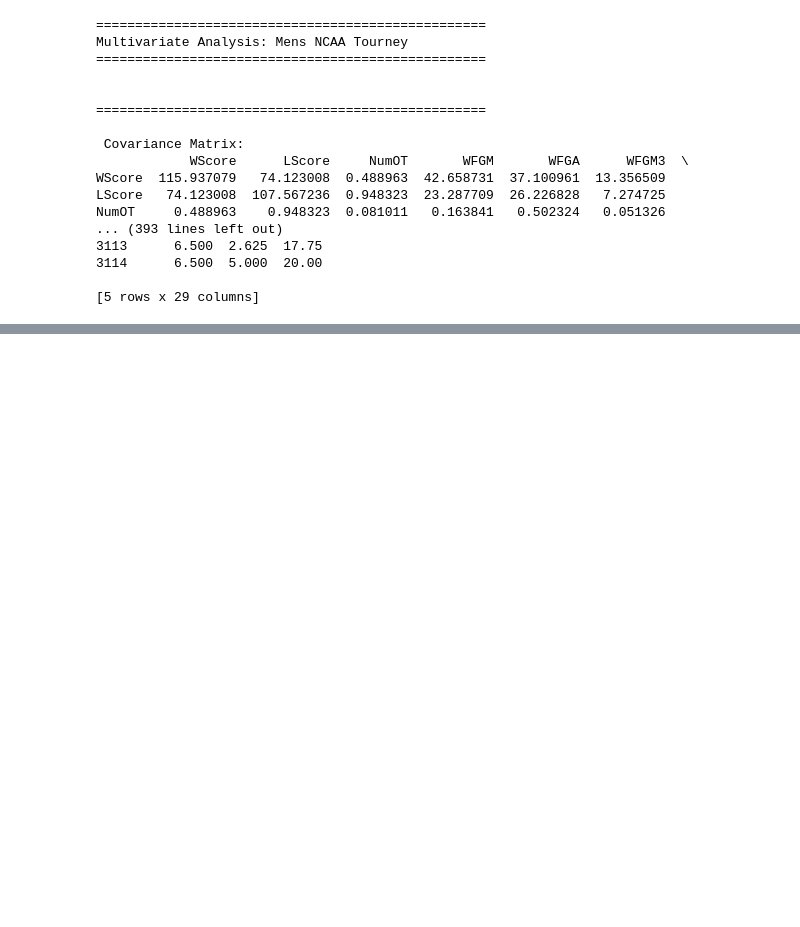
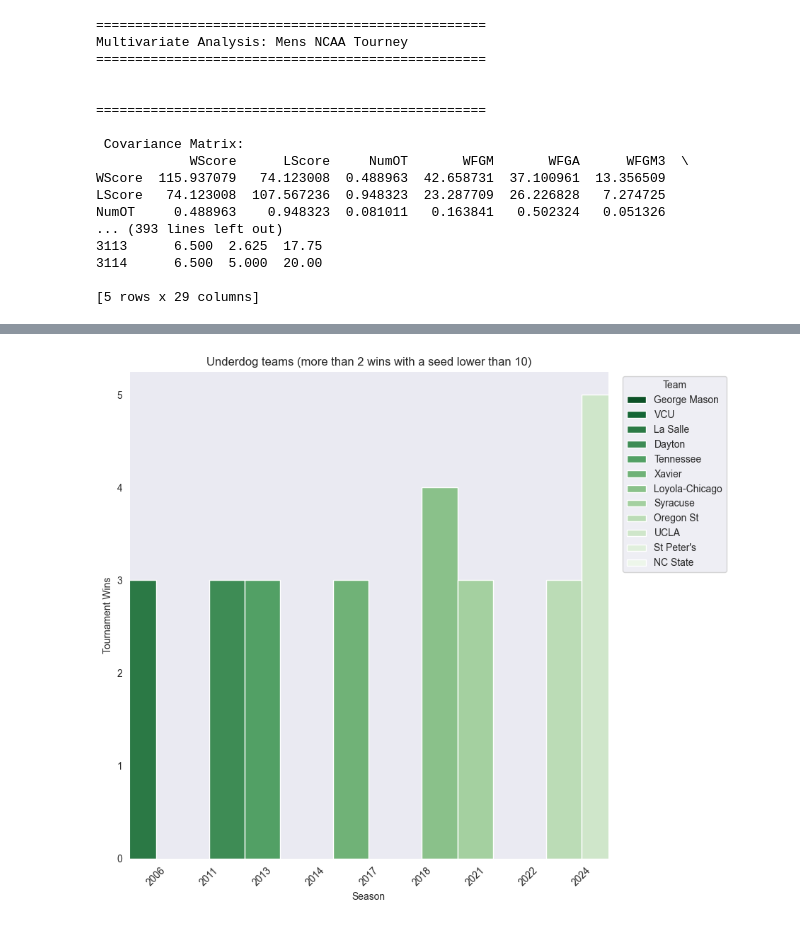
Before and after one commit to danchizik18/MarchMadness2025, a Jupyter notebook: notebooks/EDA/visualizations.ipynb, the cells around one changed output, grey strips where cells are left out. Drawn from its saved outputs; the diff is of its cells as text; code cells hidden in the pictures; blank space fills up the shorter version.

```diff
--- a/notebooks/EDA/visualizations.ipynb
+++ b/notebooks/EDA/visualizations.ipynb
@@ -215,0 +252,10 @@ NumOT     0.488963    0.948323  0.081011   0.163841   0.502324   0.051326
+# %%
+underdogs = MNCAATourneyDetailedResults.merge(MNCAATourneySeeds, left_on=["Season", "WTeamID"], right_on=["Season", "TeamID"], how="left")
+underdogs["Seed"] = underdogs["Seed"].str.extract("(\d+)").astype(float)
+
+wins_per_team = underdogs.groupby(["Season", "WTeamID", "Seed"]).size().reset_index(name="Wins")
+underdogs = wins_per_team[(wins_per_team["Seed"] > 10) & (wins_per_team["Wins"] > 2)]
+
+underdogs = underdogs.merge(MTeams, left_on="WTeamID", right_on="TeamID", how="left")
+
+underdogs.head()
@@ -215,0 +269,16 @@ NumOT     0.488963    0.948323  0.081011   0.163841   0.502324   0.051326
+# %%
+plt.figure(figsize=(16, 8))
+
+plt.subplot(1, 2, 1)
+sns.barplot(data=underdogs, x="Season", y="Wins", hue="TeamName", palette="Greens_r", dodge=True, width=8)
+plt.xlabel("Season")
+plt.ylabel("Tournament Wins")
+plt.title("Underdog teams (more than 2 wins with a seed lower than 10)")
+plt.xticks(rotation=45)
+plt.legend(title="Team", bbox_to_anchor=(1.02, 1), loc='upper left')
+
+
+plt.tight_layout()
+plt.show()
+# %% [output]
+[figure, added]
```
Also changed, not shown: parts of 8 cells of this notebook, 13 other files.
